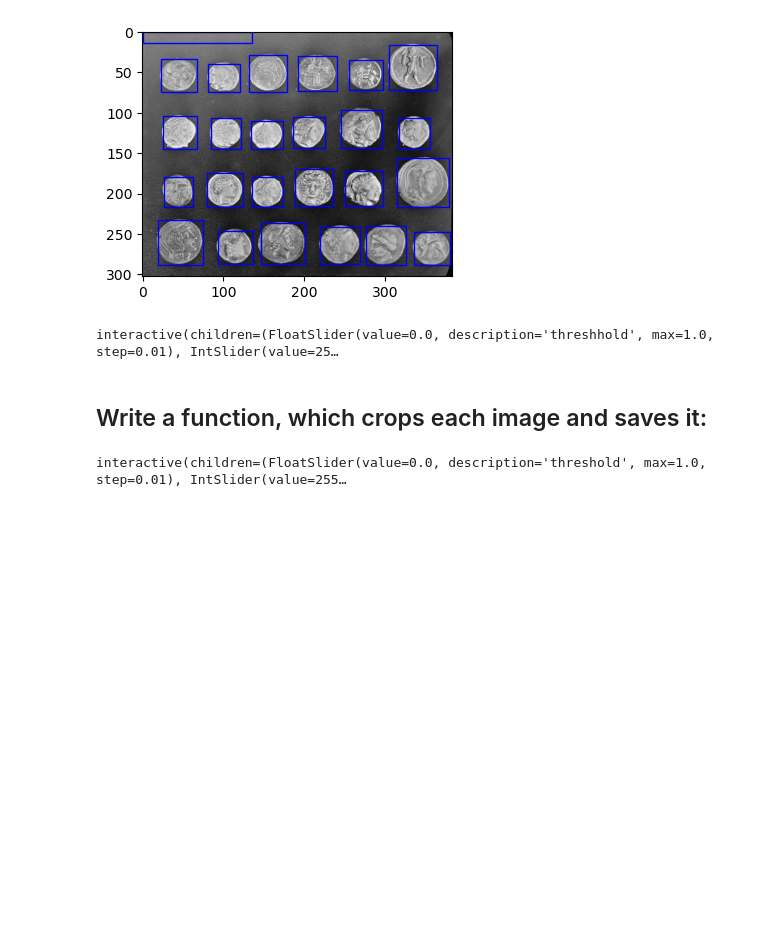
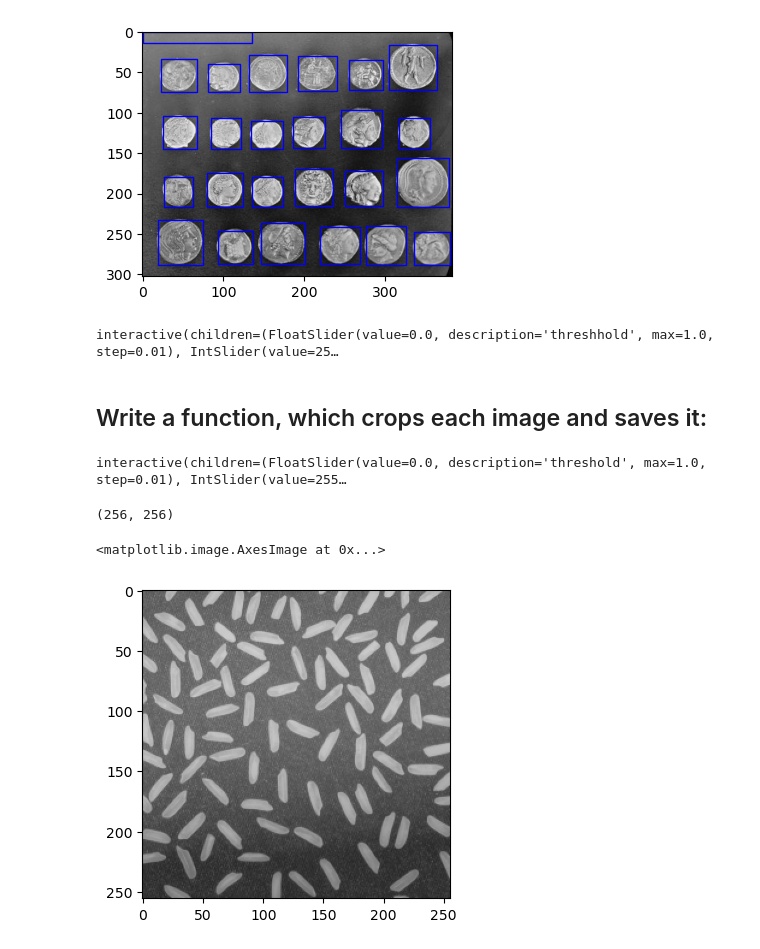
Before and after one commit to dennisshushackost/ComputerVision, a Jupyter notebook: Exercises/Summary.ipynb, the cells around one changed output. Drawn from its saved outputs; the diff is of its cells as text; code cells hidden in the pictures; blank space fills up the shorter version.

```diff
--- a/Exercises/Summary.ipynb
+++ b/Exercises/Summary.ipynb
@@ -441,3 +441,15 @@ def f(threshold, minsize):
         ax.add_patch(rect)
 # %% [output]
 interactive(children=(FloatSlider(value=0.0, description='threshold', max=1.0, step=0.01), IntSlider(value=255…
+# %%
+# Write a function to count the number of grains in the picture
+# Return the largest and smallest grain size in pixels:
+
+im = skimage.io.imread("https://carmbrustdotcom.files.wordpress.com/2016/10/rice.png")
+im = skimage.img_as_float(im)
+print(im.shape)
+plt.imshow(im, cmap="gray", vmin=0, vmax=1)
+# %% [output]
+(256, 256)
+<matplotlib.image.AxesImage at 0x...>
+[figure, added]
```
Also changed, not shown: parts of 5 cells of this notebook.
